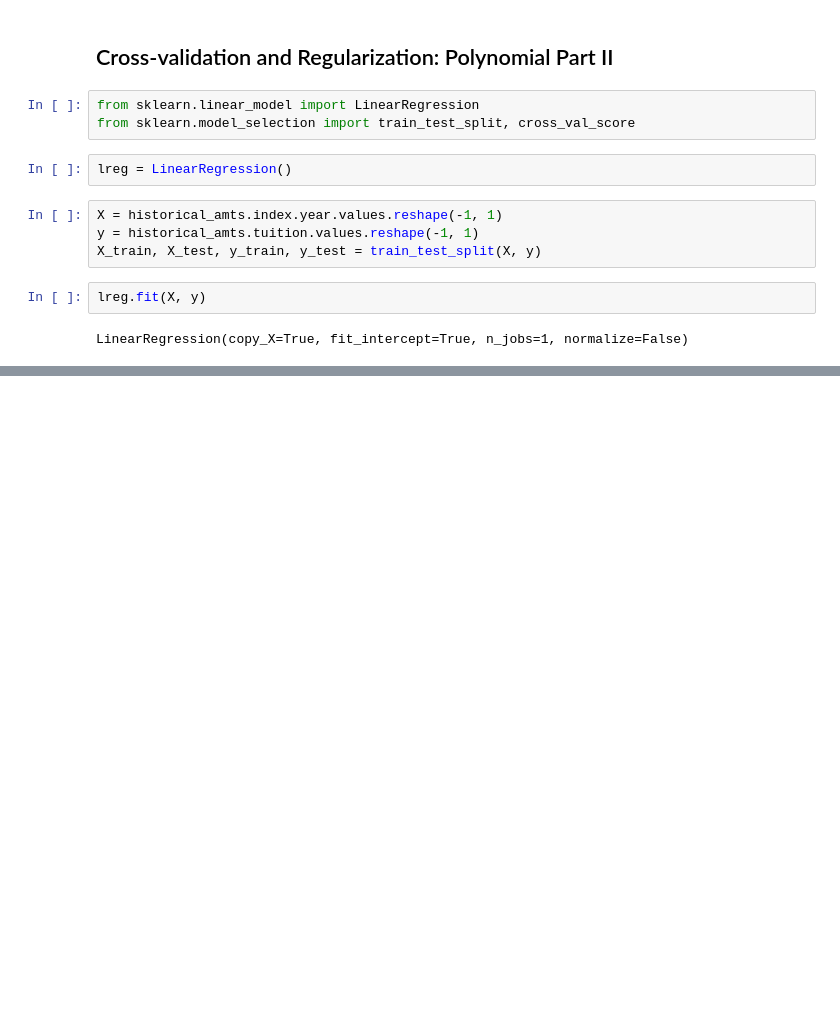
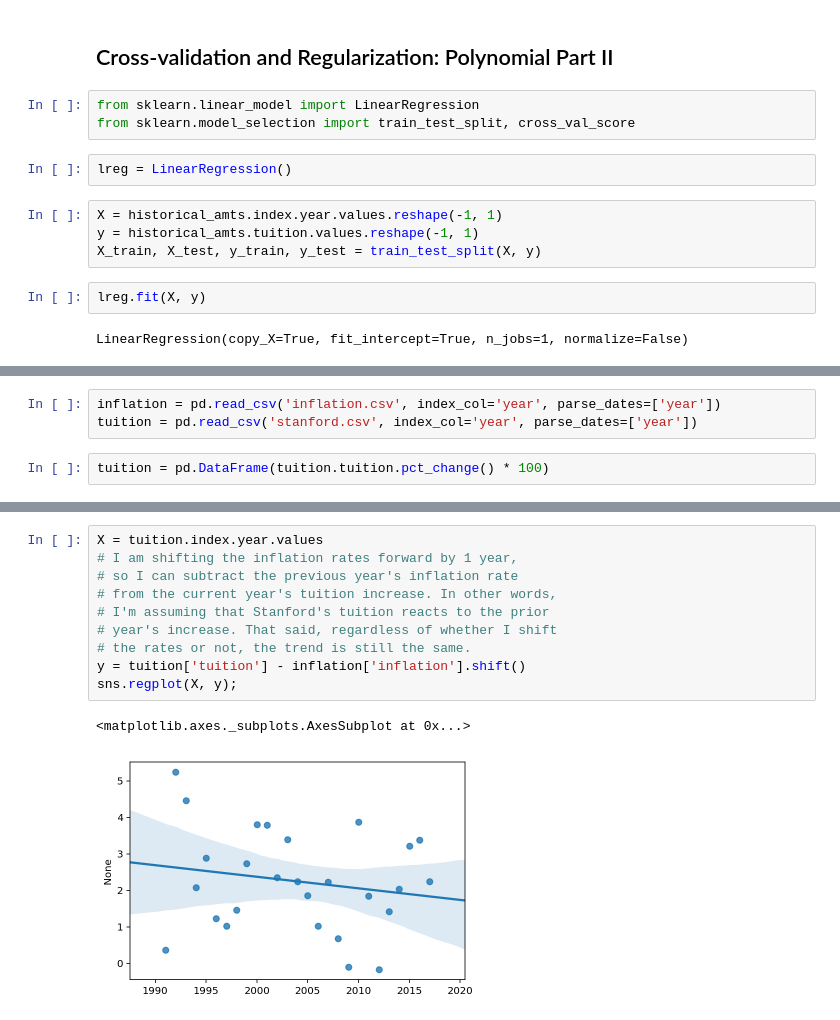
Before and after one commit to croach/blog, a Jupyter notebook: content/data_science_for_dads/Data Science for Dads (and Moms).ipynb, the cells around one changed output, grey strips where cells are left out. Drawn from its saved outputs; the diff is of its cells as text; blank space fills up the shorter version.

```diff
--- a/content/data_science_for_dads/Data Science for Dads (and Moms).ipynb
+++ b/content/data_science_for_dads/Data Science for Dads (and Moms).ipynb
@@ -586,0 +643,5 @@ Type:      function
+# %%
+inflation = pd.read_csv('inflation.csv', index_col='year', parse_dates=['year'])
+tuition = pd.read_csv('stanford.csv', index_col='year', parse_dates=['year'])
+# %%
+tuition = pd.DataFrame(tuition.tuition.pct_change() * 100)
@@ -586,0 +654,13 @@ Type:      function
+# %%
+X = tuition.index.year.values
+# I am shifting the inflation rates forward by 1 year,
+# so I can subtract the previous year's inflation rate
+# from the current year's tuition increase. In other words,
+# I'm assuming that Stanford's tuition reacts to the prior
+# year's increase. That said, regardless of whether I shift
+# the rates or not, the trend is still the same.
+y = tuition['tuition'] - inflation['inflation'].shift()
+sns.regplot(X, y);
+# %% [output]
+<matplotlib.axes._subplots.AxesSubplot at 0x...>
+[figure, added]
```
Also changed, not shown: parts of 28 cells of this notebook, 1 other file.
